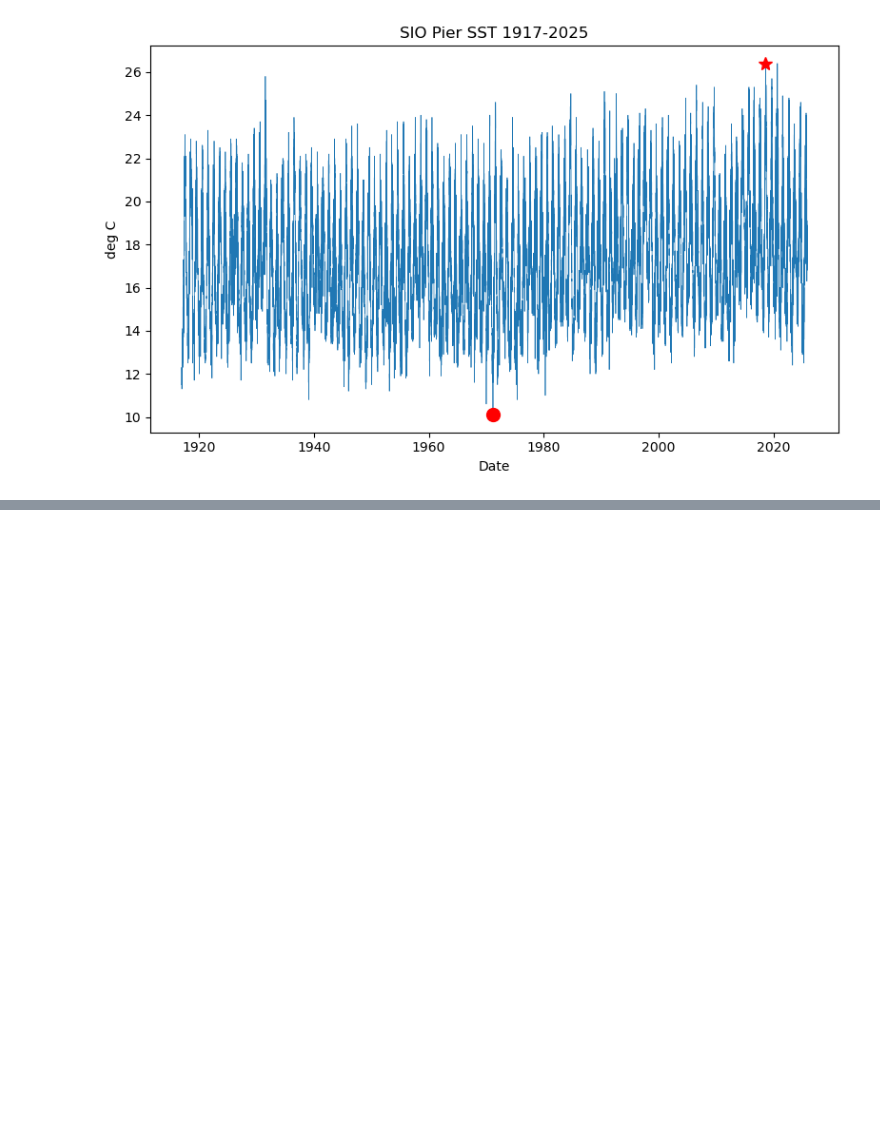
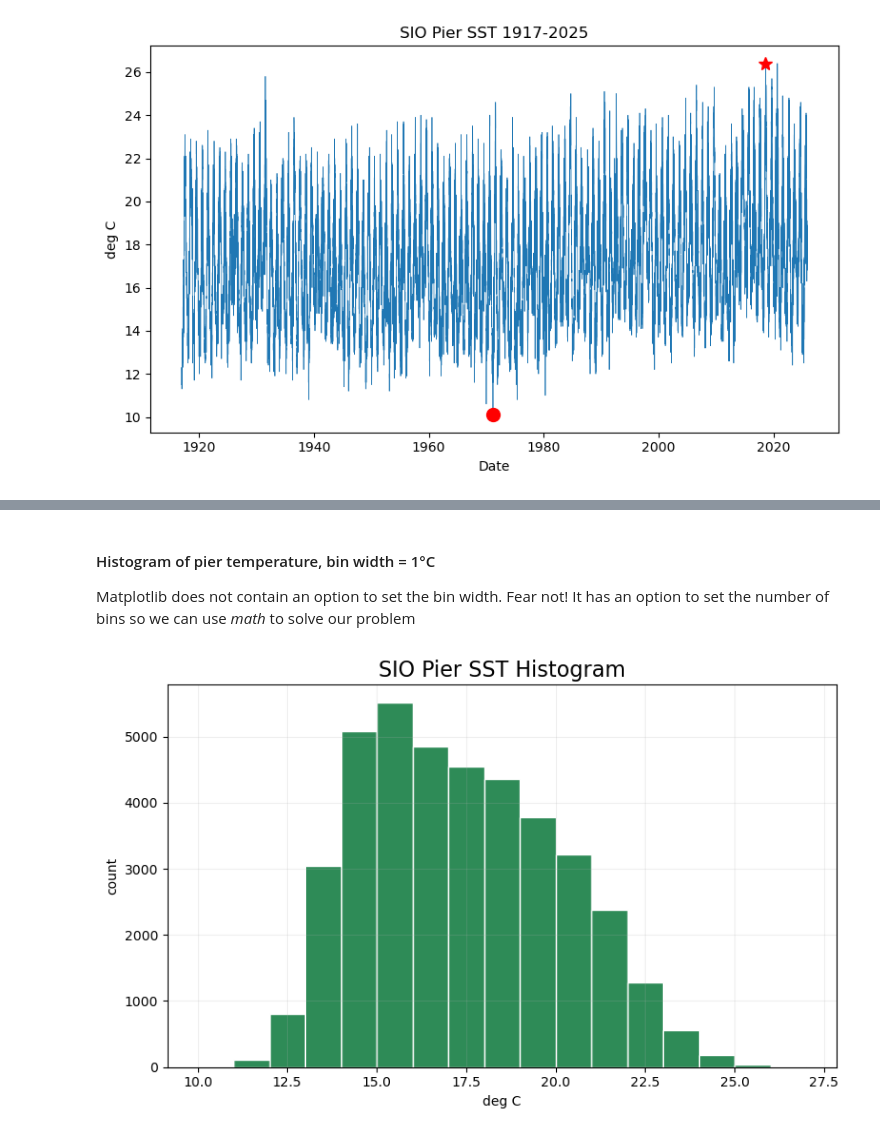
Before and after one commit to isidora-rojas/SIO175_DataAnalysis, a Jupyter notebook: Module_1/Demo1.ipynb, the cells around one changed output, grey strips where cells are left out. Cells and saved outputs as stored; diff of their text form; code cells hidden in the pictures; blank space fills up the shorter version.

```diff
--- a/Module_1/Demo1.ipynb
+++ b/Module_1/Demo1.ipynb
@@ -357,0 +381,22 @@ plt.tight_layout()
+# %% [markdown]
+#### Histogram of pier temperature, bin width = 1°C
+
+Matplotlib does not contain an option to set the bin width. Fear not! It has an option to set the number of bins so we can use *math* to solve our problem
+# %%
+# finds rounded min and max integer values.
+# np.floor() rounds down, np.ceil() rounds up
+min = np.floor(df['T'].min())
+max = np.ceil(df['T'].max())
+# creates an array of integers from min to max
+dbins1 = np.arange(min, max+1)
+
+fig, ax = plt.subplots(figsize=(8, 5))
+
+ax.hist(df['T'], bins=dbins1, edgecolor='w', color='seagreen')
+ax.set_xlabel('deg C')
+ax.set_ylabel('count')
+ax.set_title('SIO Pier SST Histogram', fontsize=16)
+ax.grid(True, alpha=0.2)
+fig.tight_layout()
+# %% [output]
+[figure, added]
```
Also changed, not shown: parts of 13 cells of this notebook, 1 other file.
